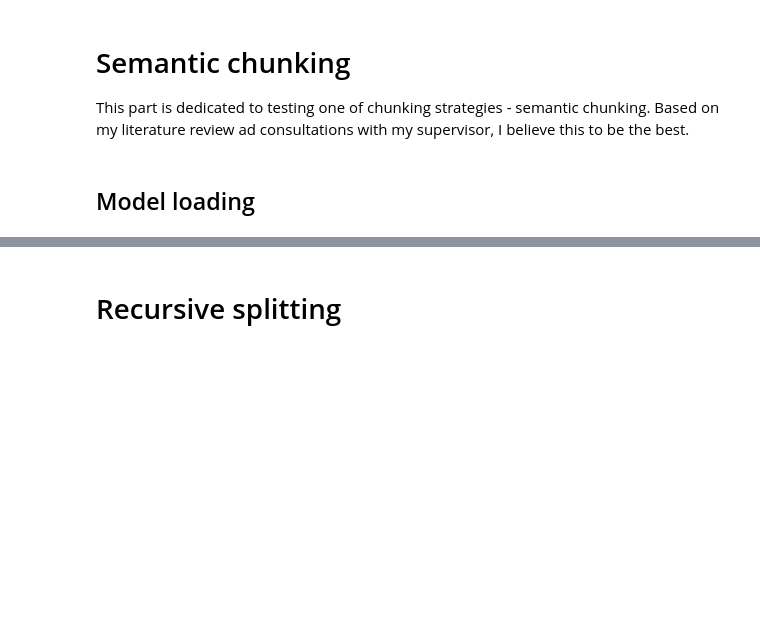
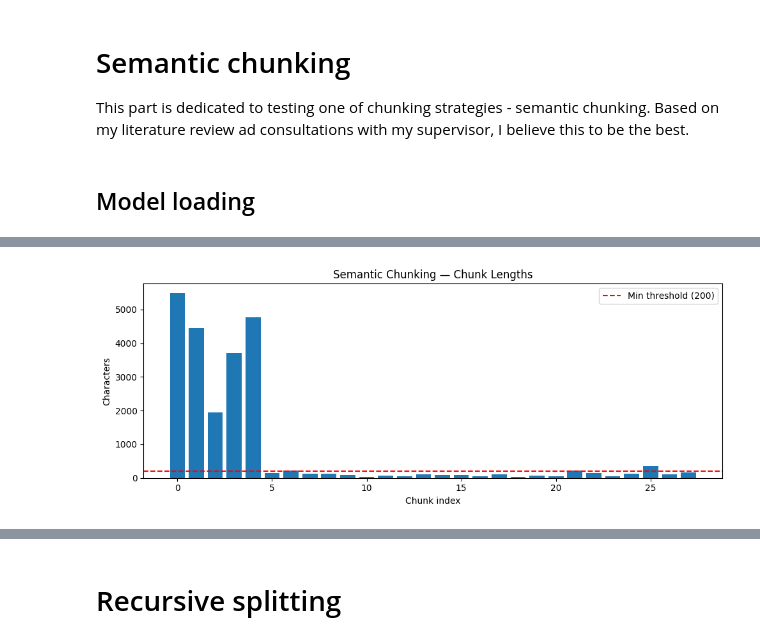
Before and after one commit to Novyfilip/algae-graphrag-thesis, a Jupyter notebook: notebooks/Chunking Experiment.ipynb, the cells around one changed output, grey strips where cells are left out. Cells and saved outputs as stored; diff of their text form; code cells hidden in the pictures; blank space fills up the shorter version.

Commit message:
Finished preprocessing, testing chunking strategies on 1 sample

```diff
--- a/notebooks/Chunking Experiment.ipynb
+++ b/notebooks/Chunking Experiment.ipynb
@@ -84,0 +82,9 @@ TypeError: can't apply this __setattr__ to _MeshEnv object
+# %%
+chunker = SemanticChunker(
+    embeddings=embedding_model,
+    breakpoint_threshold_type="percentile",
+    breakpoint_threshold_amount=95,
+)
+
+chunks = chunker.create_documents([docs[0].page_content])
+print(f"Got {len(chunks)} chunks")
@@ -84,0 +118,16 @@ TypeError: can't apply this __setattr__ to _MeshEnv object
+# %%
+import matplotlib.pyplot as plt
+
+lengths = [len(c.page_content) for c in chunks]
+
+plt.figure(figsize=(10, 4))
+plt.bar(range(len(lengths)), lengths)
+plt.xlabel("Chunk index")
+plt.ylabel("Characters")
+plt.title("Semantic Chunking — Chunk Lengths")
+plt.axhline(y=200, color="red", linestyle="--", label="Min threshold (200)")
+plt.legend()
+plt.tight_layout()
+plt.show()
+# %% [output]
+[figure, added]
```
Also changed, not shown: parts of 24 cells of this notebook, 10 other files.
